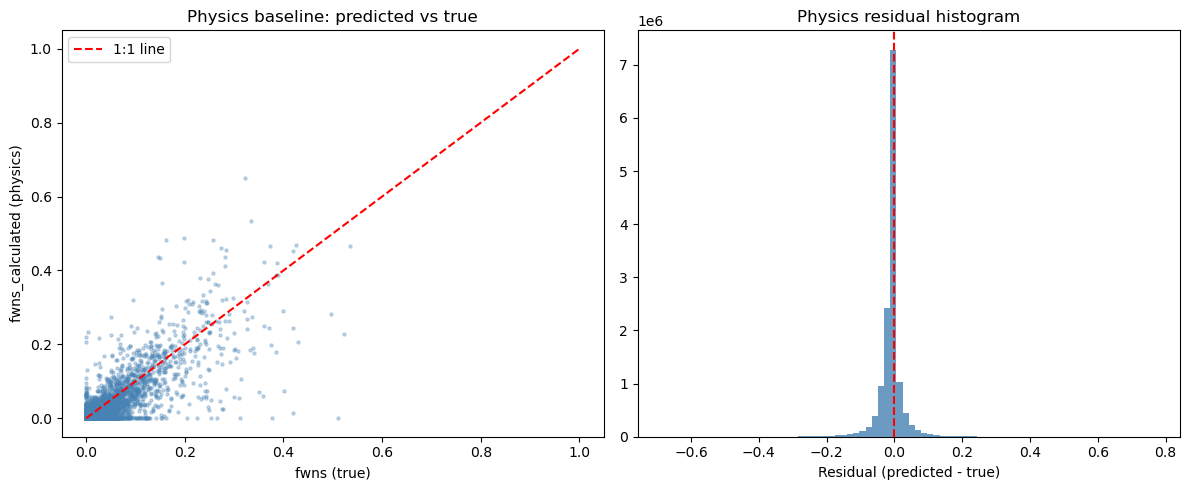
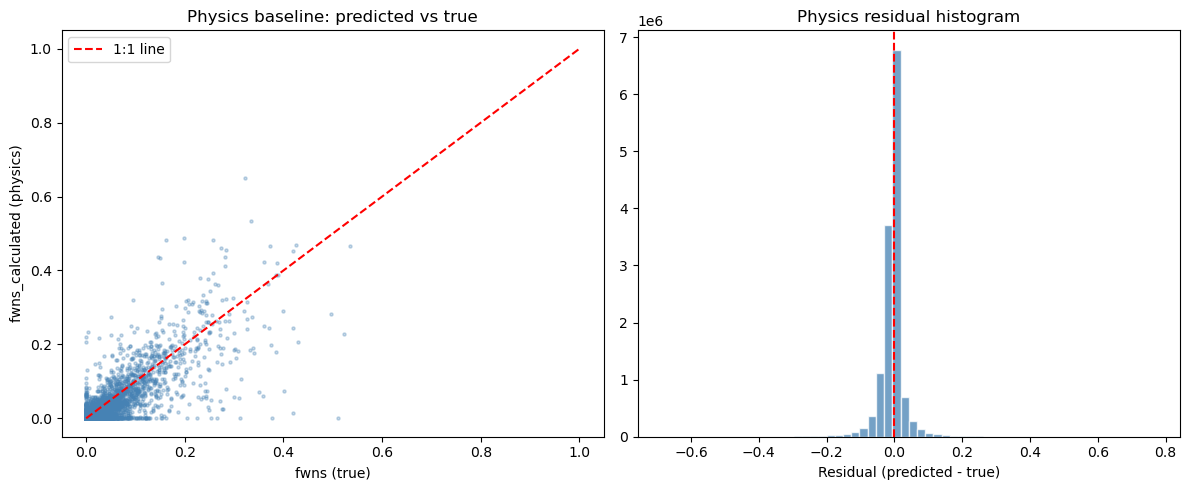
The notebook cell's code change between the first figure and the second:
--- before
+++ after
@@ -13,5 +13,5 @@
 # Residual histogram: look for symmetry and width relative to the target range [0,1]
 residuals_phys = y_phys - y_raw
-axes[1].hist(residuals_phys, bins=80, color='steelblue', edgecolor='none', alpha=0.8)
+axes[1].hist(residuals_phys, bins=60, color='steelblue', edgecolor='white', alpha=0.75)
 axes[1].axvline(0, color='red', linestyle='--')
 axes[1].set_xlabel('Residual (predicted - true)')

Commit: Updated miscellanious graphics. Removed unwanted files